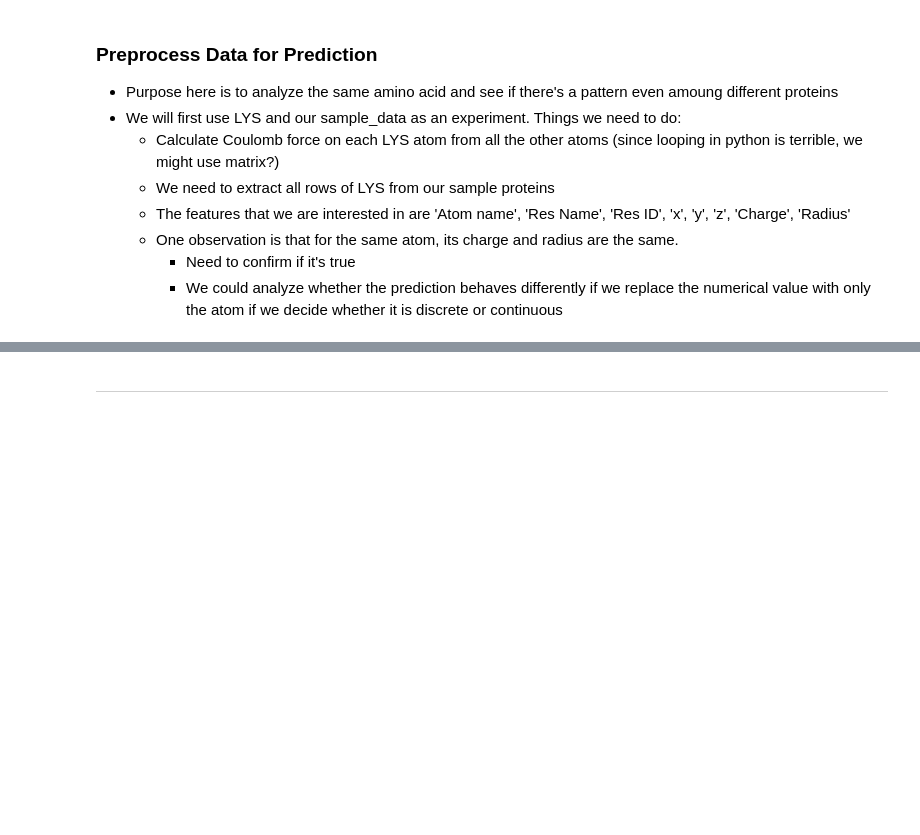
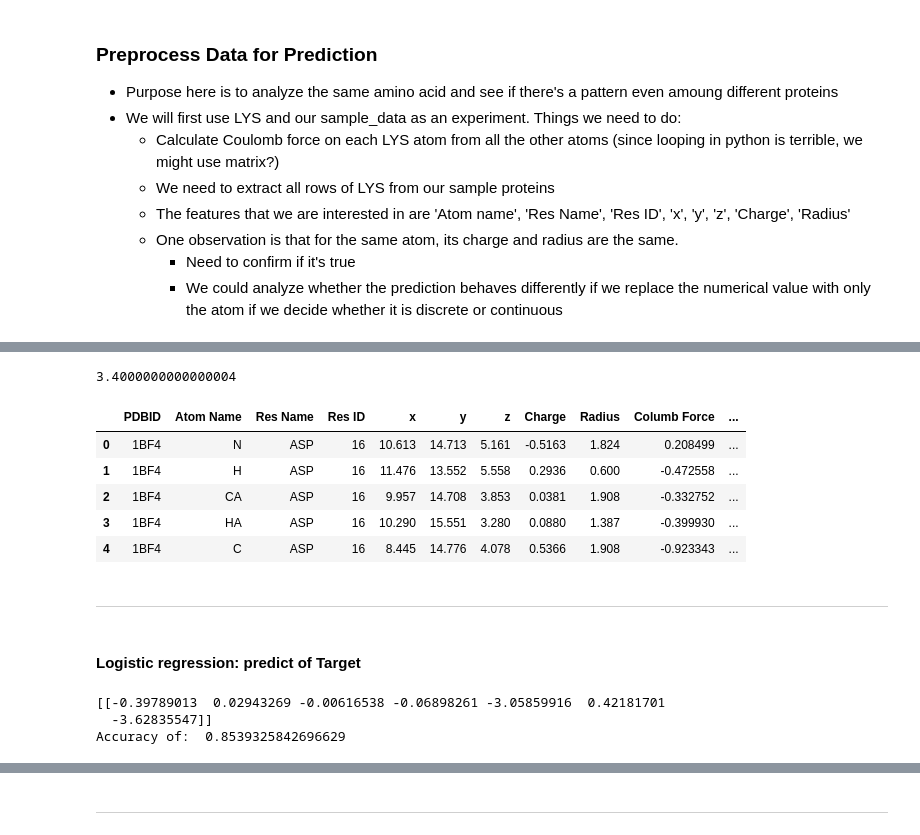
Before and after one commit to YongjiaXu/protein_pKa, a Jupyter notebook: protein_pKa.ipynb, the cells around one changed output, grey strips where cells are left out. Drawn from its saved outputs; the diff is of its cells as text; code cells hidden in the pictures; blank space fills up the shorter version.

```diff
--- a/protein_pKa.ipynb
+++ b/protein_pKa.ipynb
@@ -375,0 +387,2 @@ len(df_LYS['Res ID'].unique())
+# %%
+df_ASP_copy = df_ASP.copy()
@@ -375,0 +411,3 @@ len(df_LYS['Res ID'].unique())
+# %%
+df_ASP_copy['Diff'] = 0
+df_ASP_copy['Diff'] = df_ASP_copy['Expt. pKa'] - df_ASP_copy['pKa']
@@ -375,0 +426,22 @@ len(df_LYS['Res ID'].unique())
+# %%
+pivot = (max(df_ASP_copy['Expt. pKa']) + min(df_ASP_copy['Expt. pKa']))/2
+print(pivot)
+# %% [output]
+3.4000000000000004
+# %%
+df_ASP_copy['Target'] = 0
+df_ASP_copy.loc[df_ASP_copy['Expt. pKa'] >= pivot, 'Target'] = 1
+df_ASP_copy.loc[df_ASP_copy['Expt. pKa'] < pivot, 'Target'] = 0
+# %%
+df_ASP_copy.head()
+# %% [output]
+|  | PDBID | Atom Name | Res Name | Res ID | x | y | z | Charge | Radius | Columb Force | ... |
+| 0 | 1BF4 | N | ASP | 16 | 10.613 | 14.713 | 5.161 | -0.5163 | 1.824 | 0.208499 | ... |
+| 1 | 1BF4 | H | ASP | 16 | 11.476 | 13.552 | 5.558 | 0.2936 | 0.600 | -0.472558 | ... |
+| 2 | 1BF4 | CA | ASP | 16 | 9.957 | 14.708 | 3.853 | 0.0381 | 1.908 | -0.332752 | ... |
+| 3 | 1BF4 | HA | ASP | 16 | 10.290 | 15.551 | 3.280 | 0.0880 | 1.387 | -0.399930 | ... |
+| 4 | 1BF4 | C | ASP | 16 | 8.445 | 14.776 | 4.078 | 0.5366 | 1.908 | -0.923343 | ... |
+# %% [markdown]
+<hr style="border:1px solid gray"> </hr>
+# %% [markdown]
+#### Logistic regression: predict of Target
@@ -375,0 +460,14 @@ len(df_LYS['Res ID'].unique())
+# %%
+from sklearn.linear_model import LogisticRegression
+from sklearn.metrics import accuracy_score
+
+lr_sk = LogisticRegression(solver='liblinear') # all params default
+
+lr_sk.fit(train_x,train_y)
+print(np.hstack((lr_sk.intercept_[:,np.newaxis],lr_sk.coef_)))
+yhat = lr_sk.predict(test_x)
+print('Accuracy of: ', accuracy_score(test_y, yhat))
+# %% [output]
+[[-0.39789013  0.02943269 -0.00616538 -0.06898261 -3.05859916  0.42181701
+  -3.62835547]]
+Accuracy of:  0.8539325842696629
```
Also changed, not shown: parts of 19 cells of this notebook.
